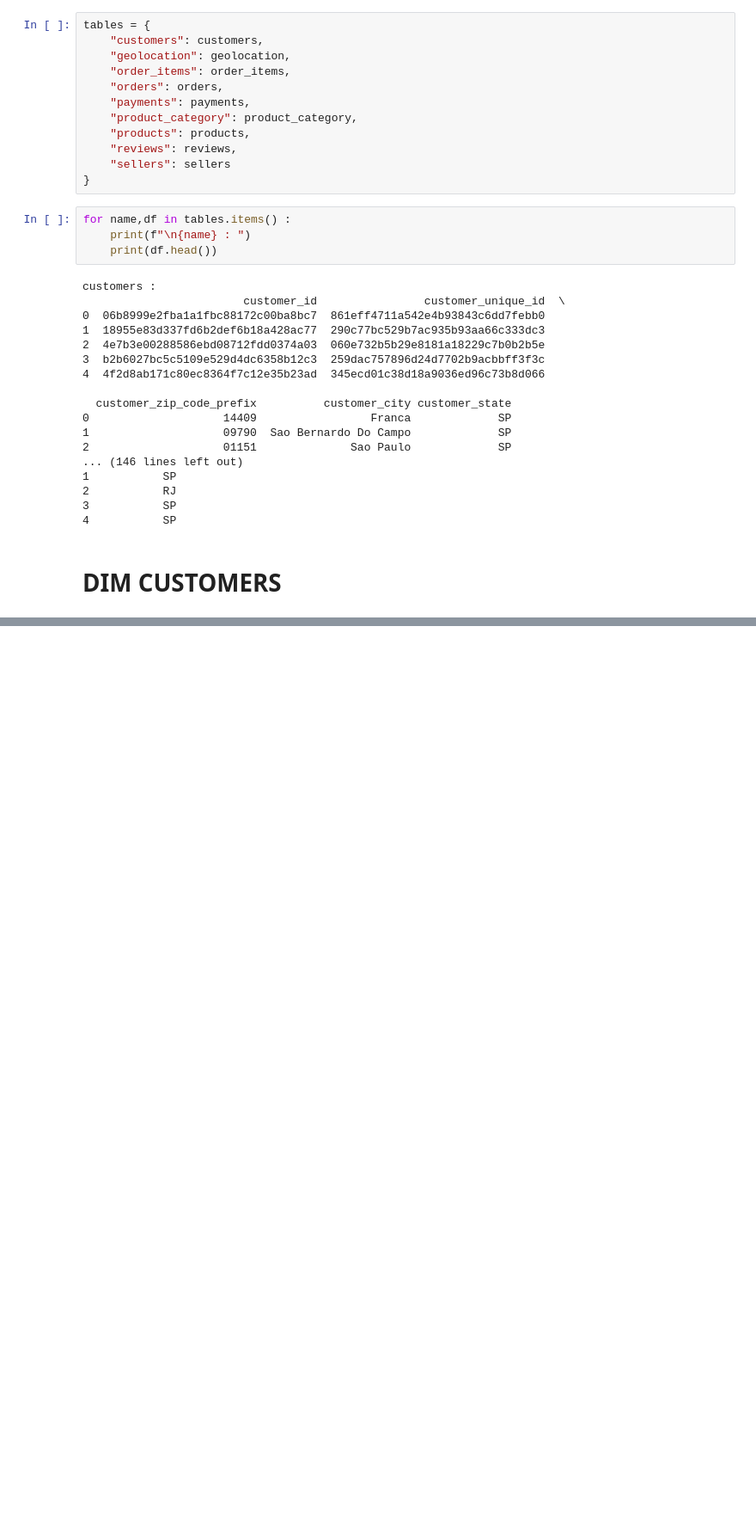
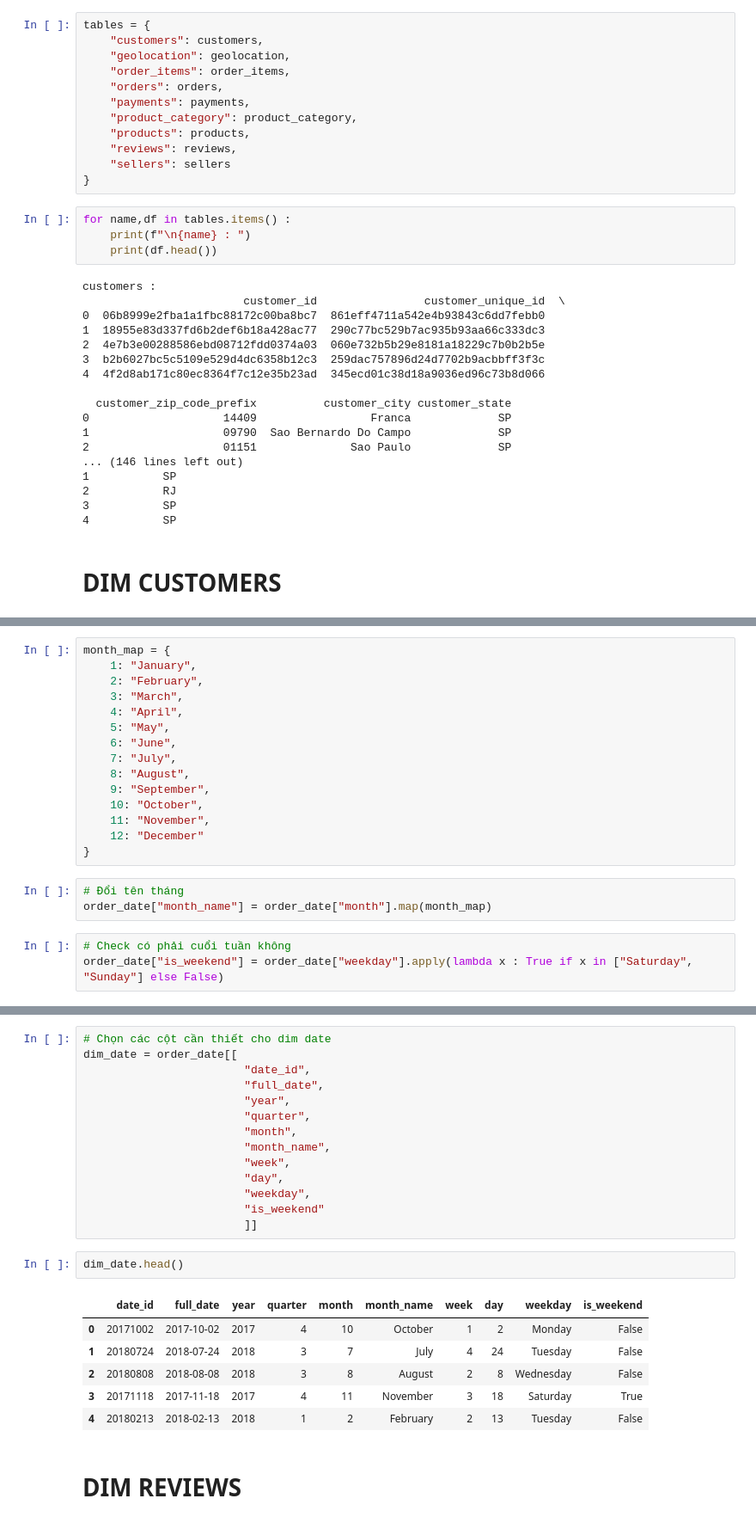
Before and after one commit to Hai2310/End-to-End-E-Commerce-Analytics-System, a Jupyter notebook: etl/etl.ipynb, the cells around one changed output, grey strips where cells are left out. Shown at 86% size. Cells and saved outputs as stored; diff of their text form; blank space fills up the shorter version.

```diff
--- a/etl/etl.ipynb
+++ b/etl/etl.ipynb
@@ -66,0 +310,21 @@ geolocation.head(1)
+# %%
+month_map = {
+    1: "January",
+    2: "February",
+    3: "March",
+    4: "April",
+    5: "May",
+    6: "June",
+    7: "July",
+    8: "August",
+    9: "September",
+    10: "October",
+    11: "November",
+    12: "December"
+}
+# %%
+# Đổi tên tháng
+order_date["month_name"] = order_date["month"].map(month_map)
+# %%
+# Check có phải cuổi tuần không
+order_date["is_weekend"] = order_date["weekday"].apply(lambda x : True if x in ["Saturday", "Sunday"] else False)
@@ -66,0 +340,25 @@ geolocation.head(1)
+# %%
+# Chọn các cột cần thiết cho dim date
+dim_date = order_date[[
+                        "date_id",
+                        "full_date",
+                        "year",
+                        "quarter",
+                        "month",
+                        "month_name",
+                        "week",
+                        "day",
+                        "weekday",
+                        "is_weekend"
+                        ]]
+# %%
+dim_date.head()
+# %% [output]
+|  | date_id | full_date | year | quarter | month | month_name | week | day | weekday | is_weekend |
+| 0 | 20171002 | 2017-10-02 | 2017 | 4 | 10 | October | 1 | 2 | Monday | False |
+| 1 | 20180724 | 2018-07-24 | 2018 | 3 | 7 | July | 4 | 24 | Tuesday | False |
+| 2 | 20180808 | 2018-08-08 | 2018 | 3 | 8 | August | 2 | 8 | Wednesday | False |
+| 3 | 20171118 | 2017-11-18 | 2017 | 4 | 11 | November | 3 | 18 | Saturday | True |
+| 4 | 20180213 | 2018-02-13 | 2018 | 1 | 2 | February | 2 | 13 | Tuesday | False |
+# %% [markdown]
+# DIM REVIEWS
```
Also changed, not shown: parts of 73 cells of this notebook, 1 other file.
